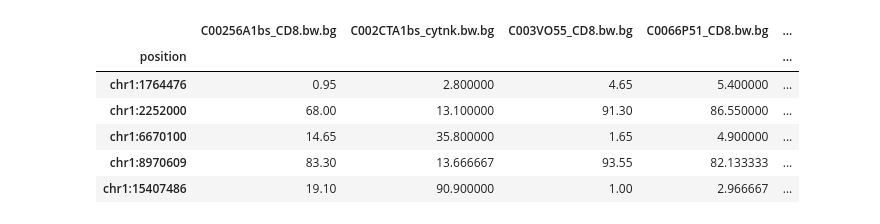
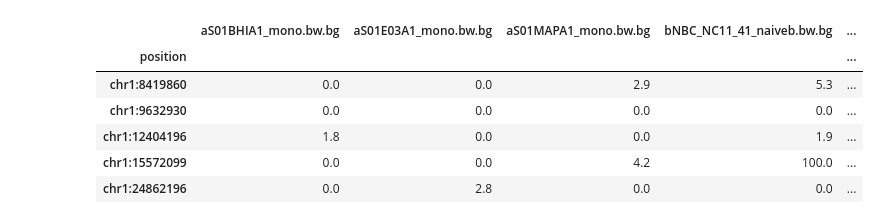
Before and after one commit to Irfanwustl/Research_code, a Jupyter notebook: visualization/heatmap/clustermap.ipynb, the cells around one changed output. Saved outputs shown, nothing was run; the diff lists cells and outputs as text; code cells hidden in the pictures.

```diff
--- a/visualization/heatmap/clustermap.ipynb
+++ b/visualization/heatmap/clustermap.ipynb
@@ -4,19 +4,19 @@ import seaborn as sns; sns.set()
 %matplotlib inline
 import matplotlib.pyplot as plt
 # %%
-file="/Users/irffanalahi/Research/weekly/for_9_24_20/preparation/SM/traditional_decon/result/CpgTileup/onlysm_bg_allmat_cyberin_header"
+file="/Users/irffanalahi/Research/weekly/for_9_24_20/Usig_Single_Cpg_SM/WGBSsm/SM/for_sm_cpg_tileup/tileup/blnoneu_g50_hypoOnlyposition_intersected_cyberin_scaled_inverted_selectedinverted_bg_allmat_cyberin_header"
 outref=file+"_ref.txt"
 df=pd.read_csv(file,sep="\t",index_col=0)
 trans=False
 df.head()
 # %% [output]
-|  | C00256A1bs_CD8.bw.bg | C002CTA1bs_cytnk.bw.bg | C003VO55_CD8.bw.bg | C0066P51_CD8.bw.bg | ... |
+|  | aS01BHIA1_mono.bw.bg | aS01E03A1_mono.bw.bg | aS01MAPA1_mono.bw.bg | bNBC_NC11_41_naiveb.bw.bg | ... |
 | position |  |  |  |  | ... |
-| chr1:1764476 | 0.95 | 2.800000 | 4.65 | 5.400000 | ... |
-| chr1:2252000 | 68.00 | 13.100000 | 91.30 | 86.550000 | ... |
-| chr1:6670100 | 14.65 | 35.800000 | 1.65 | 4.900000 | ... |
-| chr1:8970609 | 83.30 | 13.666667 | 93.55 | 82.133333 | ... |
-| chr1:15407486 | 19.10 | 90.900000 | 1.00 | 2.966667 | ... |
+| chr1:8419860 | 0.0 | 0.0 | 2.9 | 5.3 | ... |
+| chr1:9632930 | 0.0 | 0.0 | 0.0 | 0.0 | ... |
+| chr1:12404196 | 1.8 | 0.0 | 0.0 | 1.9 | ... |
+| chr1:15572099 | 0.0 | 0.0 | 4.2 | 100.0 | ... |
+| chr1:24862196 | 0.0 | 2.8 | 0.0 | 0.0 | ... |
 # %%
 plt.figure(figsize=(12,10))
 
```
Also changed, not shown: parts of 1 cell of this notebook, 37 other files.
